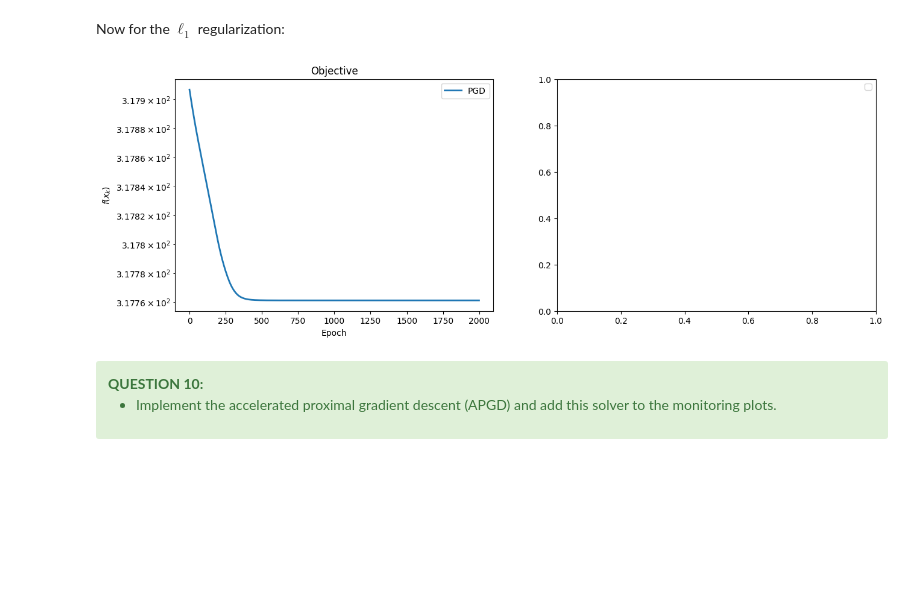
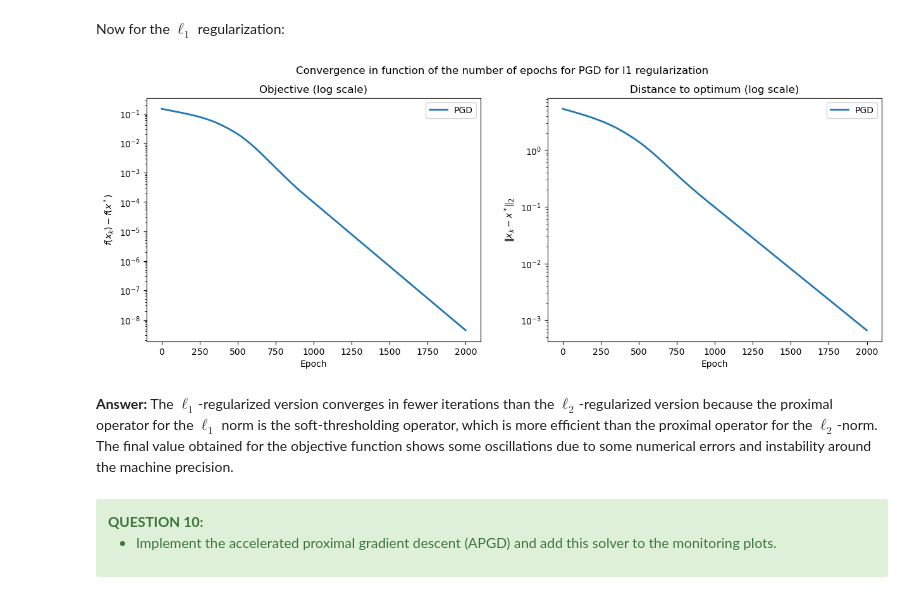
Before and after one commit to BryanBradfo/optimisation-algorithms, a Jupyter notebook: project/project_chen_bryan_and_devilder_alice.ipynb, the cells around one changed output. Drawn from its saved outputs; the diff is of its cells as text; code cells hidden in the pictures; blank space fills up the shorter version.

```diff
--- a/project/project_chen_bryan_and_devilder_alice.ipynb
+++ b/project/project_chen_bryan_and_devilder_alice.ipynb
@@ -731,19 +730,30 @@ Step: 0.4990622651965295
 # %% [markdown]
 Now for the $\ell_1$ regularization:
+# %%
+x_min_l1, _ = pgd(x_init, grad_huber_loss, prox_l1, step, n_iter=10000,
+                grad_args=(X, y, epsilon), prox_args=(lbda,))
+
+# Run PGD for L1
+monitor_pgd_l1 = monitor(pgd, pobj_l1, x_min_l1, args=(X, y, lbda, epsilon))
+monitor_pgd_l1.run(x_init, grad_huber_loss, prox_l1, step, n_iter,
+                   grad_args=(X, y, epsilon), prox_args=(lbda,))
+
+monitors = [monitor_pgd_l1]
+solvers = ["PGD"]
+plot_epochs(monitors, solvers, suptitle="Convergence in function of the number of epochs for PGD for l1 regularization")
+# %% [output]
+[figure, added]
+# %% [markdown]
+**Answer:** The $\ell_1$-regularized version converges in fewer iterations than the $\ell_2$-regularized version because the proximal operator for the $\ell_1$ norm is the soft-thresholding operator, which is more efficient than the proximal operator for the $\ell_2$-norm. The final value obtained for the objective function shows some oscillations due to some numerical errors and instability around the machine precision.
 # %%
-# x_min_l1, _ = pgd(x_init, grad_huber_loss, prox_l1, step, n_iter=10000,
-#                 grad_args=(X, y, epsilon), prox_args=(lbda,))
+# # Run PGD for L1
+# monitor_pgd_l1 = monitor(pgd, pobj_l1, x_min=None, args=(X, y, lbda, epsilon))
+# monitor_pgd_l1.run(x_init, grad_huber_loss, prox_l1, step, n_iter,
+#                    grad_args=(X, y, epsilon), prox_args=(lbda,))
 
-# Run PGD for L1
-monitor_pgd_l1 = monitor(pgd, pobj_l1, x_min=None, args=(X, y, lbda, epsilon))
-monitor_pgd_l1.run(x_init, grad_huber_loss, prox_l1, step, n_iter,
-                   grad_args=(X, y, epsilon), prox_args=(lbda,))
-
-monitors = [monitor_pgd_l1]
-solvers = ["PGD"]
-plot_epochs(monitors, solvers)
+# monitors = [monitor_pgd_l1]
+# solvers = ["PGD"]
+# plot_epochs(monitors, solvers)
-# %% [output]
-[figure, removed]
 # %% [markdown]
 <div class="alert alert-success">
     <b>QUESTION 10:</b>
```
Also changed, not shown: parts of 33 cells of this notebook.
